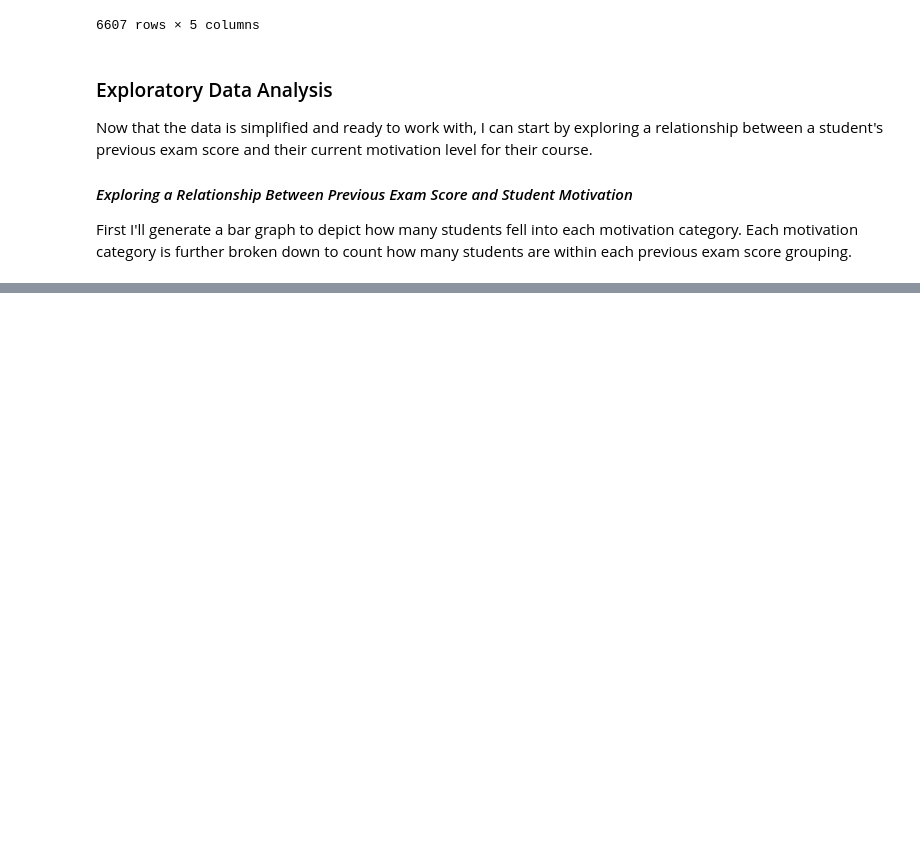
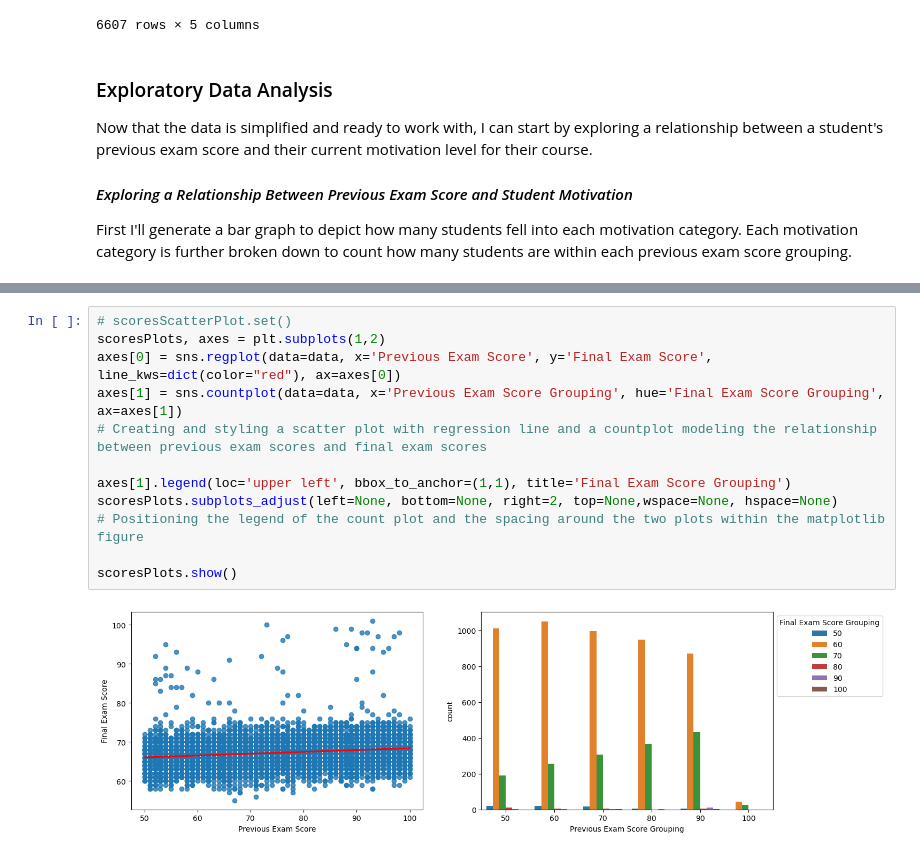
Before and after one commit to HTTime39/Scientific-Data-Analysis-Project, a Jupyter notebook: about-elements-impacting-student-success.ipynb, the cells around one changed output, grey strips where cells are left out. Drawn from its saved outputs; the diff is of its cells as text; blank space fills up the shorter version.

```diff
--- a/about-elements-impacting-student-success.ipynb
+++ b/about-elements-impacting-student-success.ipynb
@@ -82,0 +114,14 @@ I had initially expected to find that students that previously received a low sc
+# %%
+# scoresScatterPlot.set()
+scoresPlots, axes = plt.subplots(1,2)
+axes[0] = sns.regplot(data=data, x='Previous Exam Score', y='Final Exam Score', line_kws=dict(color="red"), ax=axes[0])
+axes[1] = sns.countplot(data=data, x='Previous Exam Score Grouping', hue='Final Exam Score Grouping', ax=axes[1])
+# Creating and styling a scatter plot with regression line and a countplot modeling the relationship between previous exam scores and final exam scores
+
+axes[1].legend(loc='upper left', bbox_to_anchor=(1,1), title='Final Exam Score Grouping')
+scoresPlots.subplots_adjust(left=None, bottom=None, right=2, top=None,wspace=None, hspace=None)
+# Positioning the legend of the count plot and the spacing around the two plots within the matplotlib figure
+
+scoresPlots.show()
+# %% [output]
+[figure, added]
```
Also changed, not shown: parts of 12 cells of this notebook.
